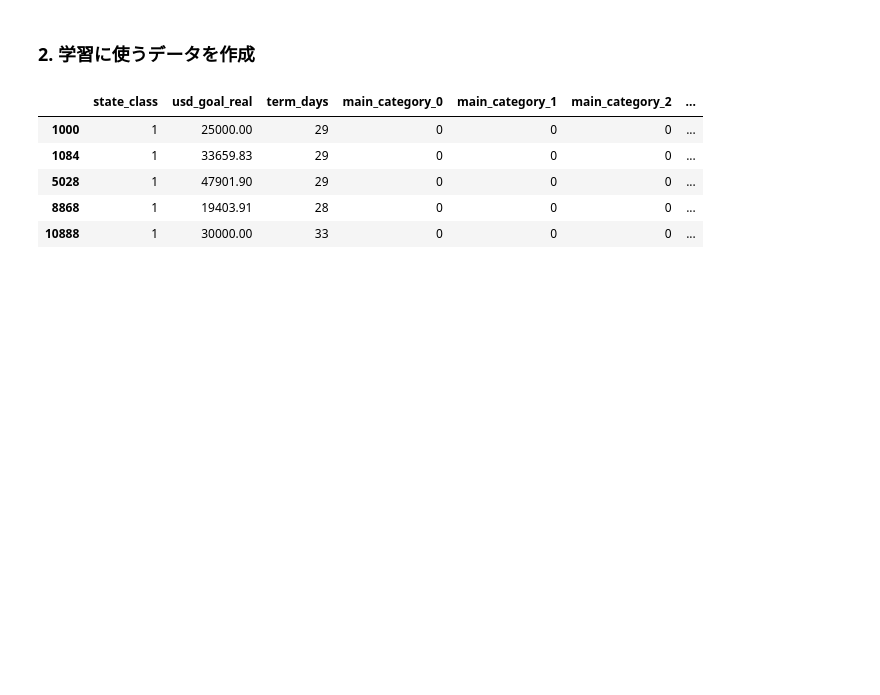
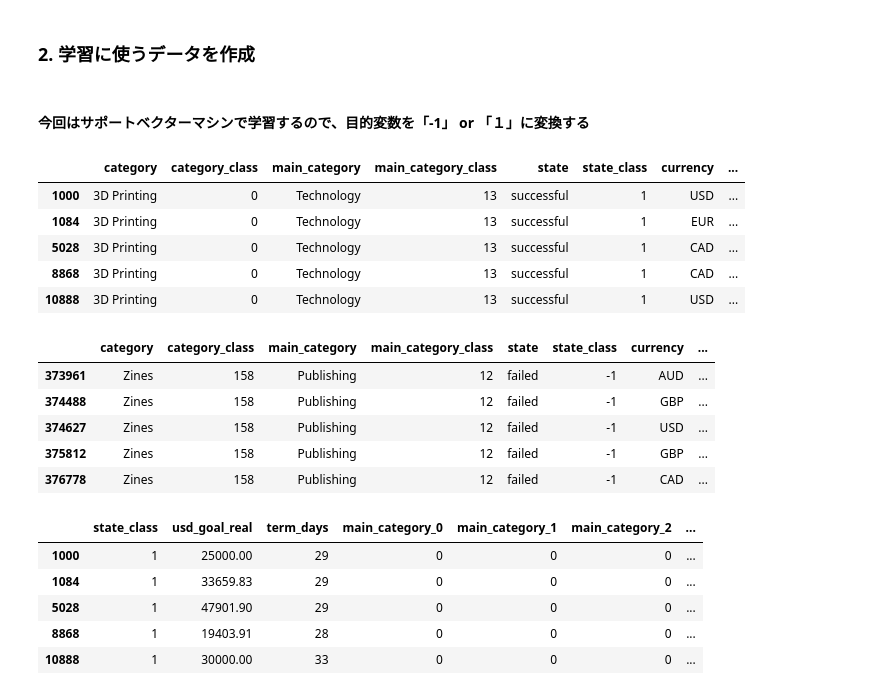
Before and after one commit to a-ozaki-a-ozaki-a-ozaki/KagawaAI_Homework, a Jupyter notebook: Day2_work_尾崎晃広.ipynb, the cells around one changed output. Cells and saved outputs as stored; diff of their text form; code cells hidden in the pictures; blank space fills up the shorter version.

```diff
--- a/Day2_work_尾崎晃広.ipynb
+++ b/Day2_work_尾崎晃広.ipynb
@@ -57,6 +57,26 @@ df_success_or_failed = df_success_or_failed.loc[:, ["category", "category_class"
 # 見やすいようにソートする
 df_success_or_failed = df_success_or_failed.sort_values(by=["category_class", "main_category_class", "state_class"],
                                                         ascending=[True, True, False])
+# %% [markdown]
+#### 今回はサポートベクターマシンで学習するので、目的変数を「-1」 or 「１」に変換する
+# %%
+# 失敗(failed)が「０」なので、-1に変換
+df_success_or_failed.loc[df_success_or_failed["state_class"] == 0, "state_class"] = -1
+display(df_success_or_failed.head())
+display(df_success_or_failed.tail())
+# %% [output]
+|  | category | category_class | main_category | main_category_class | state | state_class | currency | ... |
+| 1000 | 3D Printing | 0 | Technology | 13 | successful | 1 | USD | ... |
+| 1084 | 3D Printing | 0 | Technology | 13 | successful | 1 | EUR | ... |
+| 5028 | 3D Printing | 0 | Technology | 13 | successful | 1 | CAD | ... |
+| 8868 | 3D Printing | 0 | Technology | 13 | successful | 1 | CAD | ... |
+| 10888 | 3D Printing | 0 | Technology | 13 | successful | 1 | USD | ... |
+|  | category | category_class | main_category | main_category_class | state | state_class | currency | ... |
+| 373961 | Zines | 158 | Publishing | 12 | failed | -1 | AUD | ... |
+| 374488 | Zines | 158 | Publishing | 12 | failed | -1 | GBP | ... |
+| 374627 | Zines | 158 | Publishing | 12 | failed | -1 | USD | ... |
+| 375812 | Zines | 158 | Publishing | 12 | failed | -1 | GBP | ... |
+| 376778 | Zines | 158 | Publishing | 12 | failed | -1 | CAD | ... |
 # %%
 # 事前にわからない情報を削除
 for col in ["pledged", "backers", "usd pledged", "usd_pledged_real", "goal"]:
```
Also changed, not shown: parts of 22 cells of this notebook.
